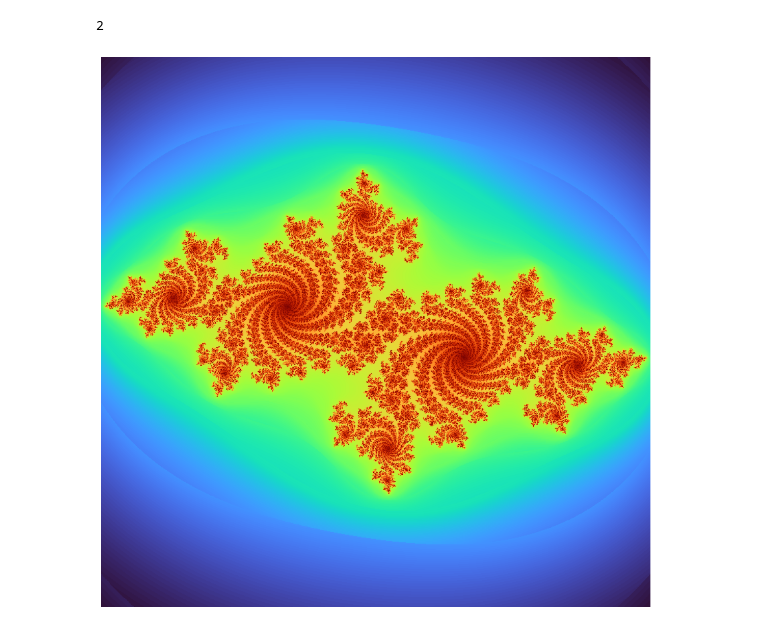
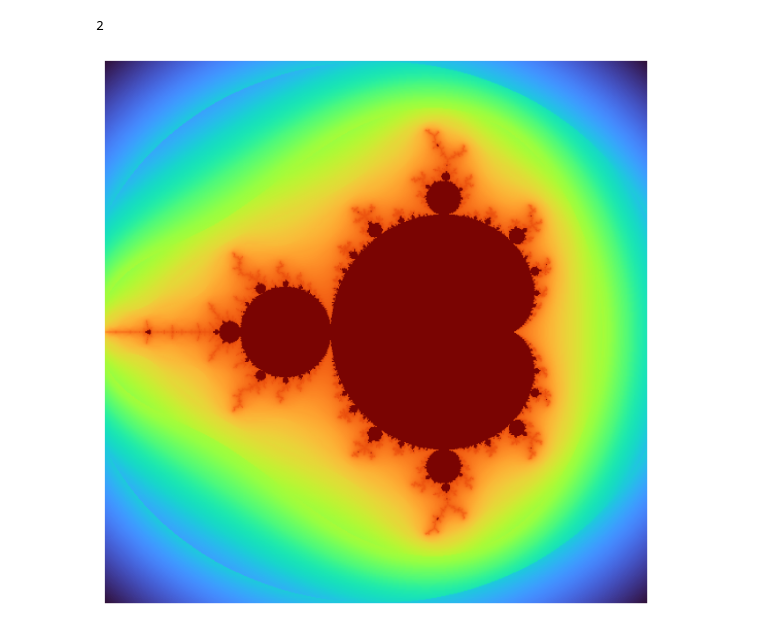
Before and after one commit to eandreas/fractalart, a Jupyter notebook: nbs/index.ipynb, the cells around one changed output. Cells and saved outputs as stored; diff of their text form; code cells hidden in the pictures.

```diff
--- a/nbs/index.ipynb
+++ b/nbs/index.ipynb
@@ -76,7 +74,7 @@ m = Julia(cr = -0.7, ci = 0.27015)
 # %%
+m = Mandelbrot()
 m.render()
 m.equalize_histogram()
+m.plot()
+# %% [output]
+[figure, added]
-# %%
-m.plot()
-# %% [output]
-[figure, removed]
```
Also changed, not shown: parts of 1 cell of this notebook, 6 other files.
